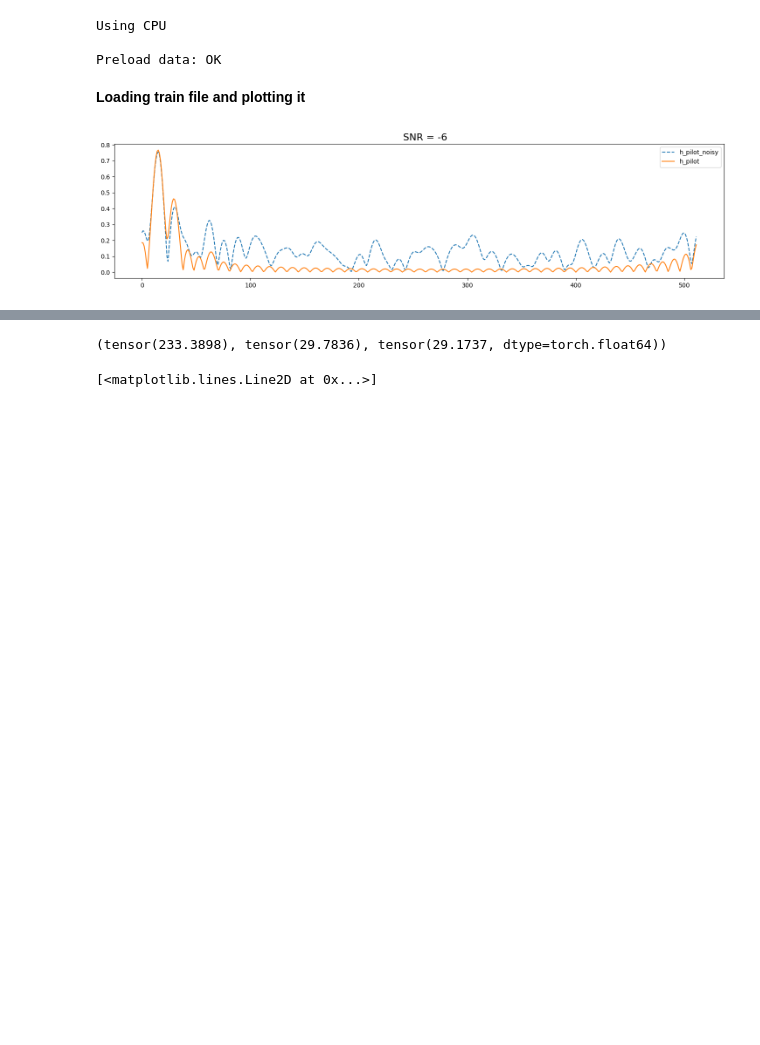
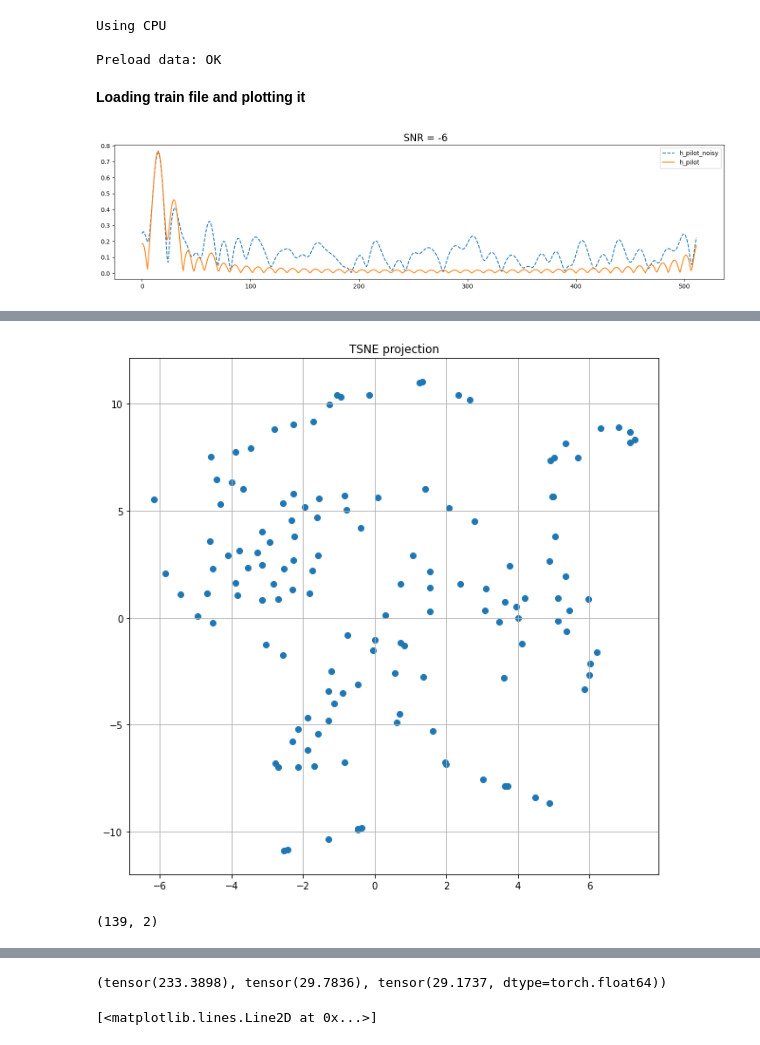
Before and after one commit to Albly/ML_for_channel_estimation, a Jupyter notebook: main.ipynb, the cells around one changed output, grey strips where cells are left out. Saved outputs shown, nothing was run; the diff lists cells and outputs as text; code cells hidden in the pictures; blank space fills up the shorter version.

```diff
--- a/main.ipynb
+++ b/main.ipynb
@@ -576,0 +655,2 @@ def convert_rx_to_beam_domain(recieved_data, recieved_pilots, num_beams):
+# %%
+X_embedded = TSNE(n_components=2).fit_transform(pilots_proj)
@@ -576,0 +661,7 @@ def convert_rx_to_beam_domain(recieved_data, recieved_pilots, num_beams):
+# %%
+plt.figure(figsize= (10,10))
+plt.title('TSNE projection')
+plt.scatter(X_embedded[:,0], X_embedded[:,1])
+plt.grid()
+# %% [output]
+[figure, added]
@@ -576,0 +672,4 @@ def convert_rx_to_beam_domain(recieved_data, recieved_pilots, num_beams):
+# %%
+emb.shape
+# %% [output]
+(139, 2)
```
Also changed, not shown: parts of 27 cells of this notebook, 9 other files.
